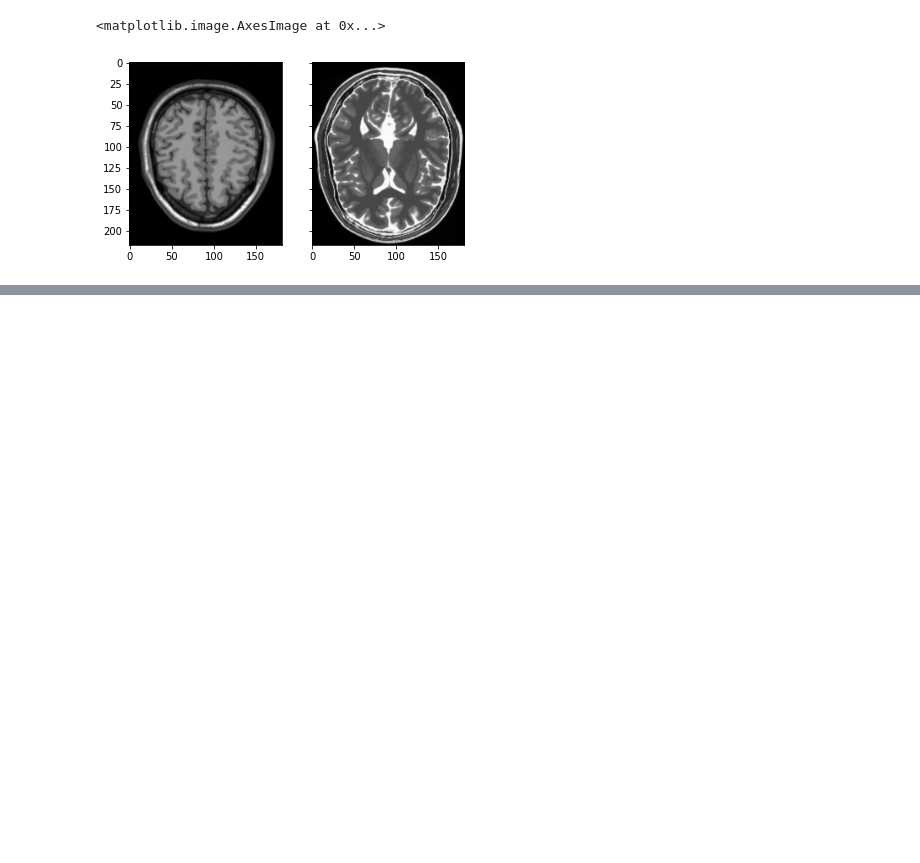
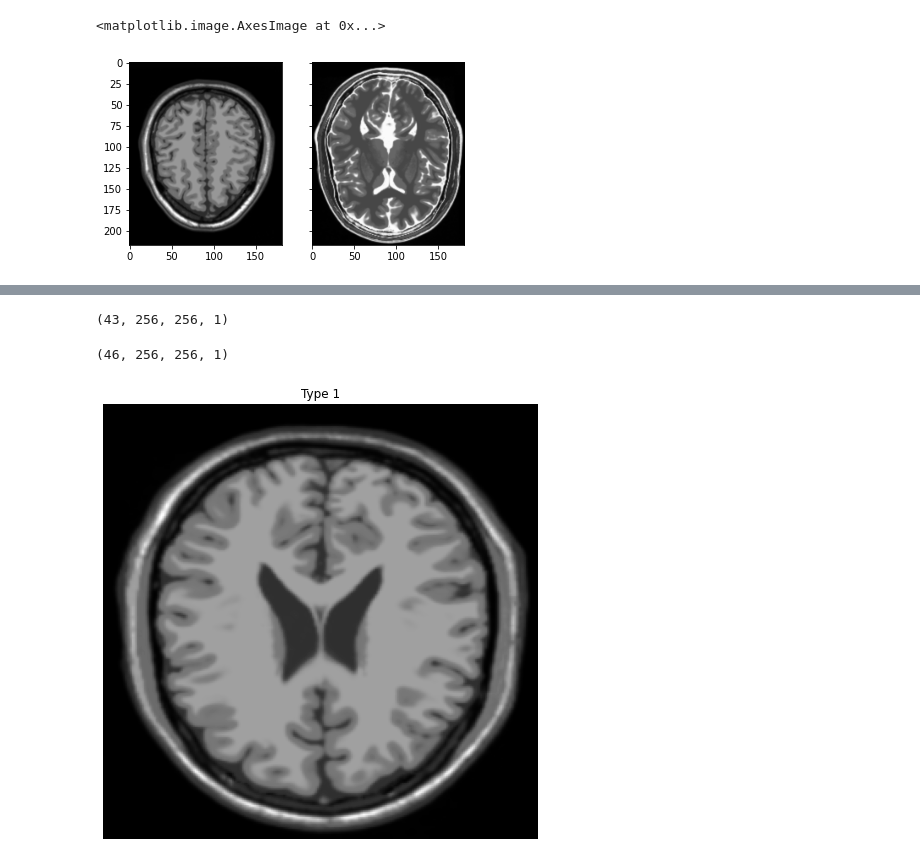
Before and after one commit to rajrathi/image2imageBrainMRI, a Jupyter notebook: model.ipynb, the cells around one changed output, grey strips where cells are left out. Drawn from its saved outputs; the diff is of its cells as text; code cells hidden in the pictures; blank space fills up the shorter version.

```diff
--- a/model.ipynb
+++ b/model.ipynb
@@ -65,2 +60,5 @@ imgT2 = imgT2 / 127.5 - 1
+# %%
+imgT1 = imgT1/127.5 - 1
+imgT2 = imgT2/127.5 - 1
 # %%
 f, (ax1, ax2) = plt.subplots(1, 2, sharey=True)
@@ -71,0 +75,29 @@ ax2.imshow(imgT2[0])
+# %%
+typet1_data = np.zeros((imgT1.shape[0], 256, 256, 1))
+for index, img in enumerate(imgT1):
+    typet1_data[index, :, :, :] = resize(img, (256, 256, 1))
+typet1_data.shape
+# %% [output]
+(43, 256, 256, 1)
+# %%
+typet2_data = np.zeros((imgT2.shape[0], 256, 256, 1))
+for index, img in enumerate(imgT2):
+    typet2_data[index, :, :, :] = resize(img, (256, 256, 1))
+typet2_data.shape
+# %% [output]
+(46, 256, 256, 1)
+# %%
+typet1_data = typet1_data.reshape(typet1_data.shape[0], 256, 256, 1).astype('float32')
+typet2_data = typet2_data.reshape(typet2_data.shape[0], 256, 256, 1).astype('float32')
+# %%
+typet1_data = tf.data.Dataset.from_tensor_slices(typet1_data).shuffle(imgT1.shape[0], seed=100).batch(BATCH_SIZE)
+typet2_data = tf.data.Dataset.from_tensor_slices(typet2_data).shuffle(imgT2.shape[0], seed=100).batch(BATCH_SIZE)
+# %%
+sample_typet1 = next(iter(typet1_data))
+plt.figure(figsize=(8, 8))
+plt.imshow(sample_typet1[0].numpy()[:, :, 0], cmap='gray')
+plt.title('Type 1')
+plt.axis('off')
+plt.show()
+# %% [output]
+[figure, added]
```
Also changed, not shown: parts of 27 cells of this notebook.
